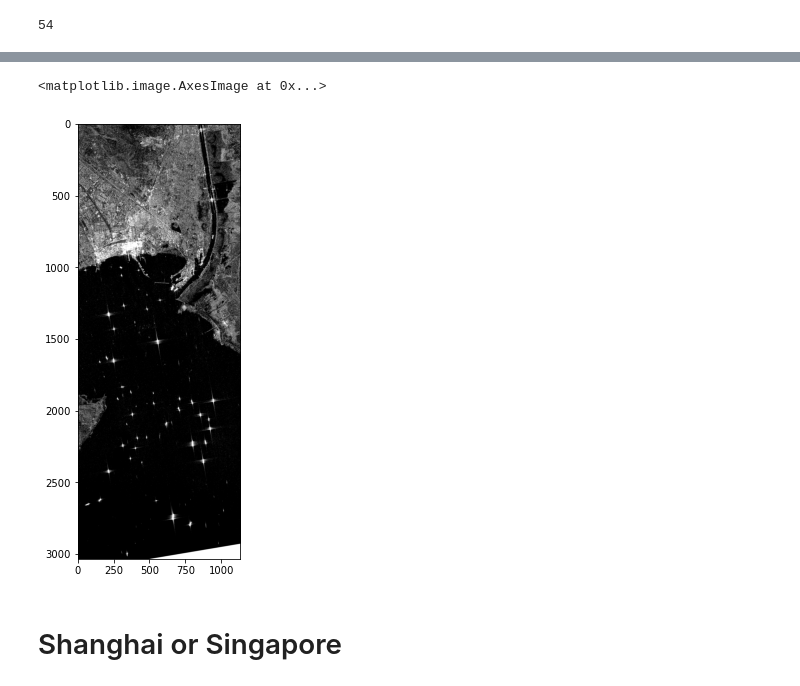
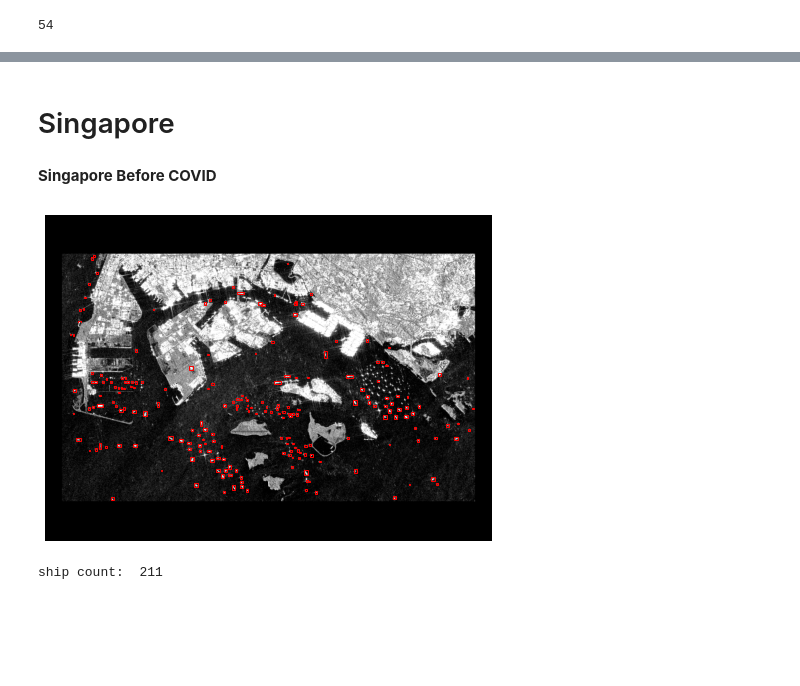
Before and after one commit to alexmak001/SAR-satelite-image-ship-detection, a Jupyter notebook: sean_notebooks/Applications.ipynb, the cells around one changed output, grey strips where cells are left out. Saved outputs shown, nothing was run; the diff lists cells and outputs as text; code cells hidden in the pictures; blank space fills up the shorter version.

Commit message:
singapore

```diff
--- a/sean_notebooks/Applications.ipynb
+++ b/sean_notebooks/Applications.ipynb
@@ -340,10 +339,2 @@ plt.imshow(np.clip(img_array, -20, 0), cmap='gray')
-# %%
-plt.figure(figsize=(6,8))
-with rasterio.open(r'/home/snng/SAR-satelite-image-ship-detection/data_down/gee_data/full_img/2021-04-11.tif') as src:
-    img_array = src.read()[0]
-plt.imshow(np.clip(img_array, -20, 0), cmap='gray')
-# %% [output]
-<matplotlib.image.AxesImage at 0x...>
-[figure, removed]
 # %% [markdown]
-# Shanghai or Singapore
+# Singapore
@@ -349,0 +343,12 @@ plt.imshow(np.clip(img_array, -20, 0), cmap='gray')
+# %%
+sg_start = r'/home/snng/SAR-satelite-image-ship-detection/data_down/gee_data/singapore/2019-12-02.tif'
+# sg_interest = r'/home/snng/SAR-satelite-image-ship-detection/data_down/gee_data/singapore/2020-03-20.tif'
+sg_end = r'/home/snng/SAR-satelite-image-ship-detection/data_down/gee_data/singapore/2020-04-24.tif'
+# %% [markdown]
+**Singapore Before COVID**
+# %%
+# 'before_suez.jpg'
+plot_large_image(faster_rcnn, sg_start, 0.5, 'sg_start.jpg')
+# %% [output]
+[figure, added]
+ship count:  211
```
Also changed, not shown: parts of 14 cells of this notebook, 1 other file.
